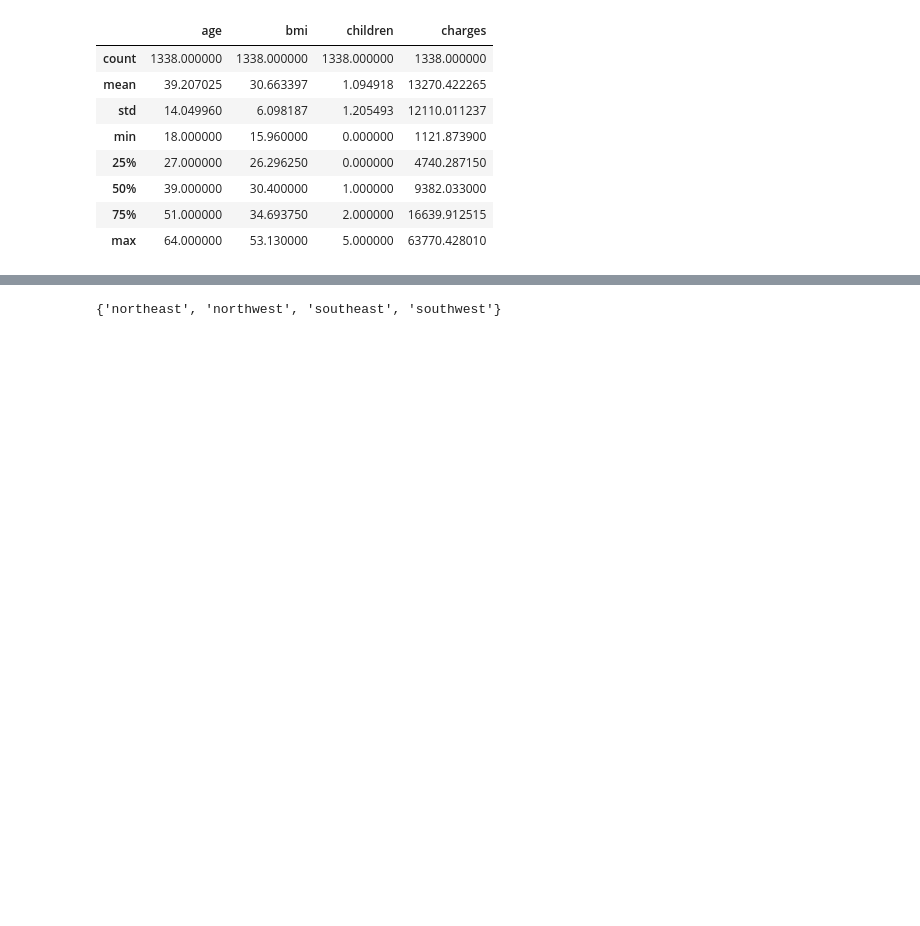
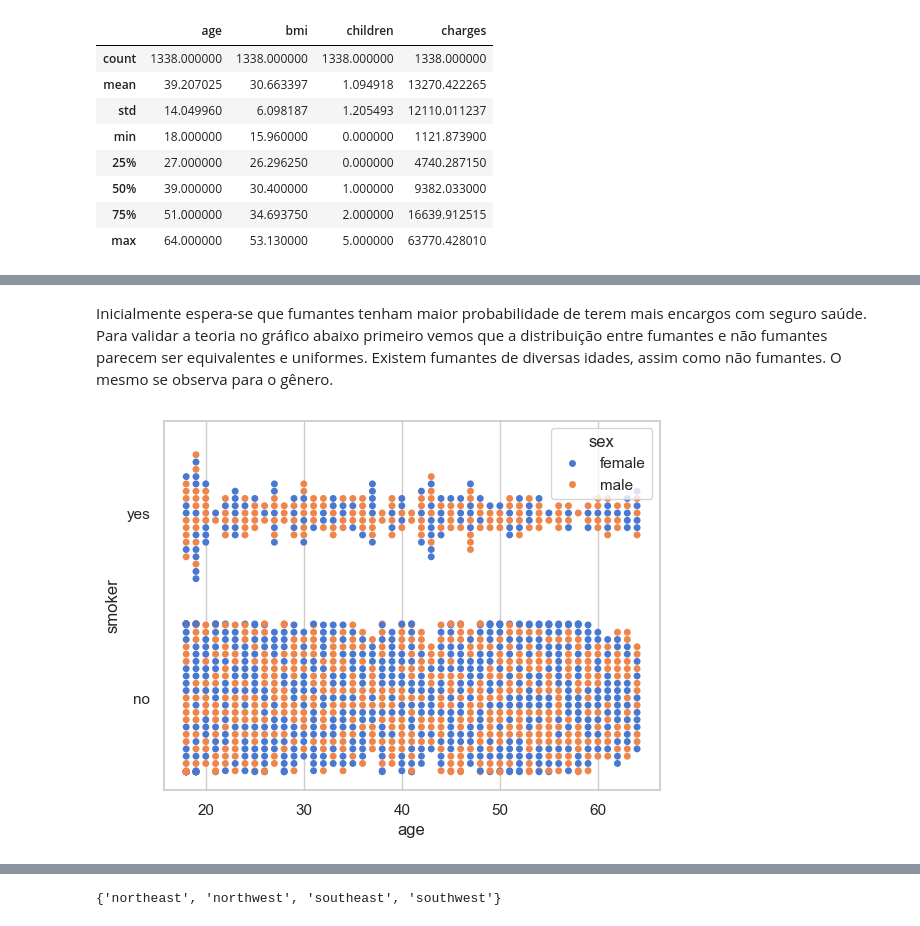
Before and after one commit to lucasrarruda/AI4DEV, a Jupyter notebook: Phase1/ML_Challenge/InsuranceValuePrediction.ipynb, the cells around one changed output, grey strips where cells are left out. Cells and saved outputs as stored; diff of their text form; code cells hidden in the pictures; blank space fills up the shorter version.

Commit message:
Added analysis of gender, region, and smoker fot tech challenge

```diff
--- a/Phase1/ML_Challenge/InsuranceValuePrediction.ipynb
+++ b/Phase1/ML_Challenge/InsuranceValuePrediction.ipynb
@@ -55,0 +62,9 @@ dataset.describe()
+# %% [markdown]
+Inicialmente espera-se que fumantes tenham maior probabilidade de terem mais encargos com seguro saúde. Para validar a teoria no gráfico abaixo primeiro vemos que a distribuição entre fumantes e não fumantes parecem ser equivalentes e uniformes. Existem fumantes de diversas idades, assim como não fumantes. O mesmo se observa para o gênero.
+# %%
+import seaborn as sb
+sb.set_theme(style='whitegrid', palette="muted")
+
+smoker_age_analysis = sb.swarmplot(data=dataset, x="age", y="smoker", hue="sex")
+# %% [output]
+[figure, added]
```
Also changed, not shown: parts of 12 cells of this notebook.
